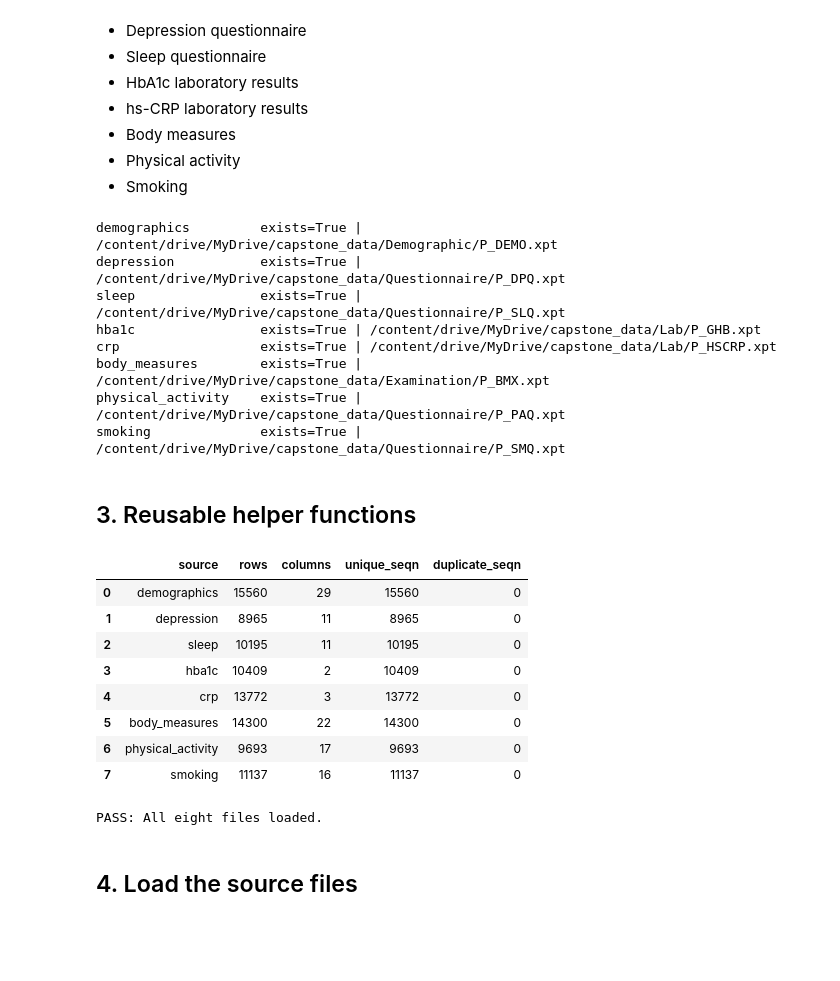
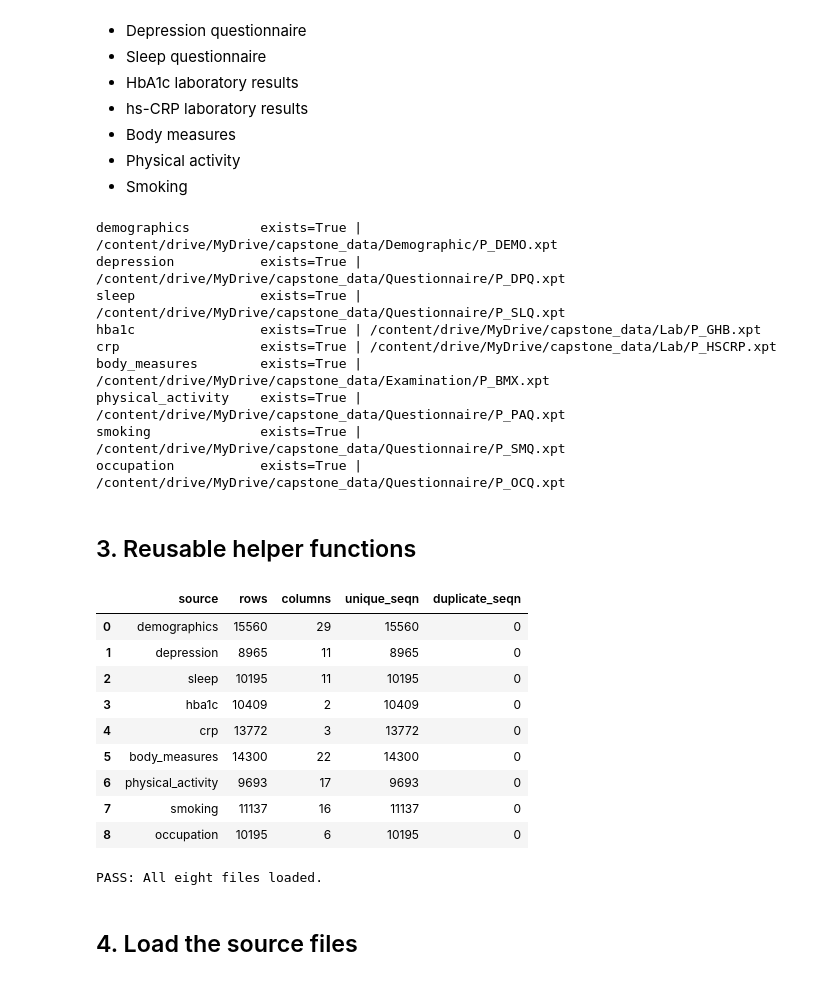
Before and after one commit to yasthilsingh/capstone, a Jupyter notebook: notebooks/01_data_prep.ipynb, the cells around one changed output. Saved outputs shown, nothing was run; the diff lists cells and outputs as text; code cells hidden in the pictures; blank space fills up the shorter version.

```diff
--- a/notebooks/01_data_prep.ipynb
+++ b/notebooks/01_data_prep.ipynb
@@ -155,6 +155,11 @@ FILE_MAP = {
     "body_measures": DATA_ROOT / "Examination" / "P_BMX.xpt",
     "physical_activity": DATA_ROOT / "Questionnaire" / "P_PAQ.xpt",
     "smoking": DATA_ROOT / "Questionnaire" / "P_SMQ.xpt",
+    "occupation": (
+    DATA_ROOT
+    / "Questionnaire"
+    / "P_OCQ.xpt"
+),
 }
 
 for name, path in FILE_MAP.items():
@@ -168,6 +173,7 @@ crp                  exists=True | /content/drive/MyDrive/capstone_data/Lab/P_HS
 body_measures        exists=True | /content/drive/MyDrive/capstone_data/Examination/P_BMX.xpt
 physical_activity    exists=True | /content/drive/MyDrive/capstone_data/Questionnaire/P_PAQ.xpt
 smoking              exists=True | /content/drive/MyDrive/capstone_data/Questionnaire/P_SMQ.xpt
+occupation           exists=True | /content/drive/MyDrive/capstone_data/Questionnaire/P_OCQ.xpt
 # %% [markdown]
 ## 3. Reusable helper functions
 # %%
@@ -197,6 +203,8 @@ crp = load_nhanes_file(FILE_MAP["crp"])
 bmx = load_nhanes_file(FILE_MAP["body_measures"])
 paq = load_nhanes_file(FILE_MAP["physical_activity"])
 smq = load_nhanes_file(FILE_MAP["smoking"])
+ocq = load_nhanes_file(FILE_MAP["occupation"]
+)
 
 source_dataframes = {
     "demographics": demo,
@@ -206,33 +214,35 @@ source_dataframes = {
     "crp": crp,
     "body_measures": bmx,
     "physical_activity": paq,
     "smoking": smq,
+    "occupation": ocq,
 }
 
 load_summary = pd.DataFrame([
     {
         "source": name,
         "rows": len(df),
         "columns": len(df.columns),
         "unique_seqn": df["SEQN"].nunique(),
         "duplicate_seqn": df["SEQN"].duplicated().sum(),
     }
     for name, df in source_dataframes.items()
 ])
 
 display(load_summary)
 
 print("\nPASS: All eight files loaded.")
 # %% [output]
 |  | source | rows | columns | unique_seqn | duplicate_seqn |
 | 0 | demographics | 15560 | 29 | 15560 | 0 |
 | 1 | depression | 8965 | 11 | 8965 | 0 |
 | 2 | sleep | 10195 | 11 | 10195 | 0 |
 | 3 | hba1c | 10409 | 2 | 10409 | 0 |
 | 4 | crp | 13772 | 3 | 13772 | 0 |
 | 5 | body_measures | 14300 | 22 | 14300 | 0 |
 | 6 | physical_activity | 9693 | 17 | 9693 | 0 |
 | 7 | smoking | 11137 | 16 | 11137 | 0 |
+| 8 | occupation | 10195 | 6 | 10195 | 0 |
 PASS: All eight files loaded.
 # %% [markdown]
 ## 4. Load the source files
```
Also changed, not shown: parts of 7 cells of this notebook.
